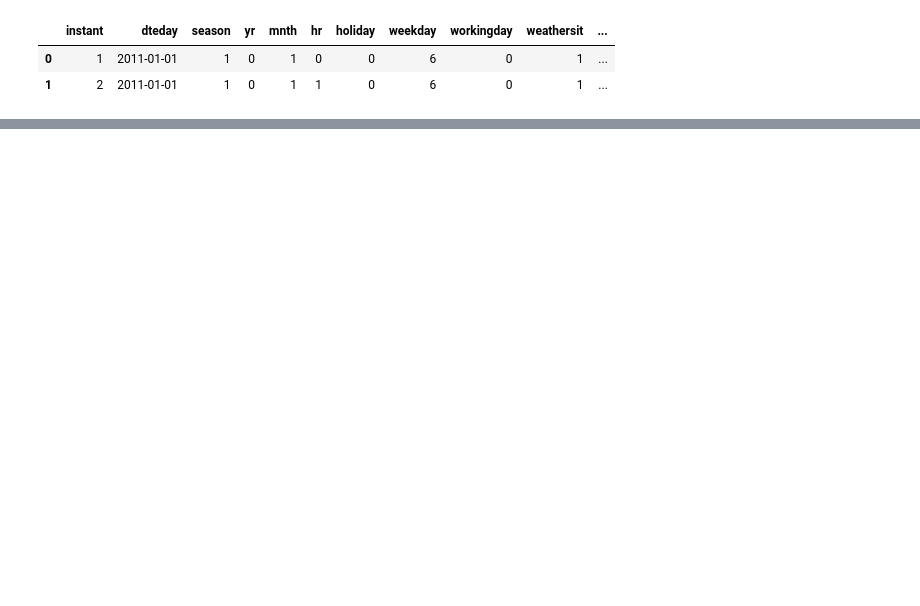
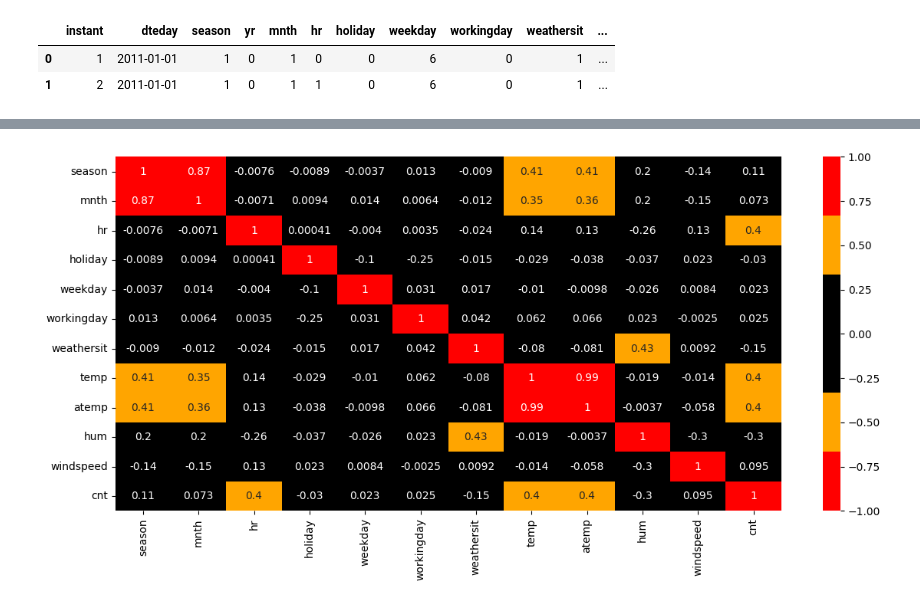
Before and after one commit to soyHenry/Datathon, a Jupyter notebook: model/model.ipynb, the cells around one changed output, grey strips where cells are left out. Cells and saved outputs as stored; diff of their text form; code cells hidden in the pictures; blank space fills up the shorter version.

```diff
--- a/model/model.ipynb
+++ b/model/model.ipynb
@@ -28,0 +61,8 @@ new_bike_train.head(2)
+# %%
+#Mapa de Calor de la Matriz de Correlaciones
+colormap = sns.color_palette(['red','orange','black','black','orange','red'])
+plt.figure(figsize=(14,6))
+sns.heatmap(new_bike_train.corr(), annot=True,cmap=colormap, vmin=-1,vmax=1)
+plt.show()
+# %% [output]
+[figure, added]
```
Also changed, not shown: parts of 31 cells of this notebook.
